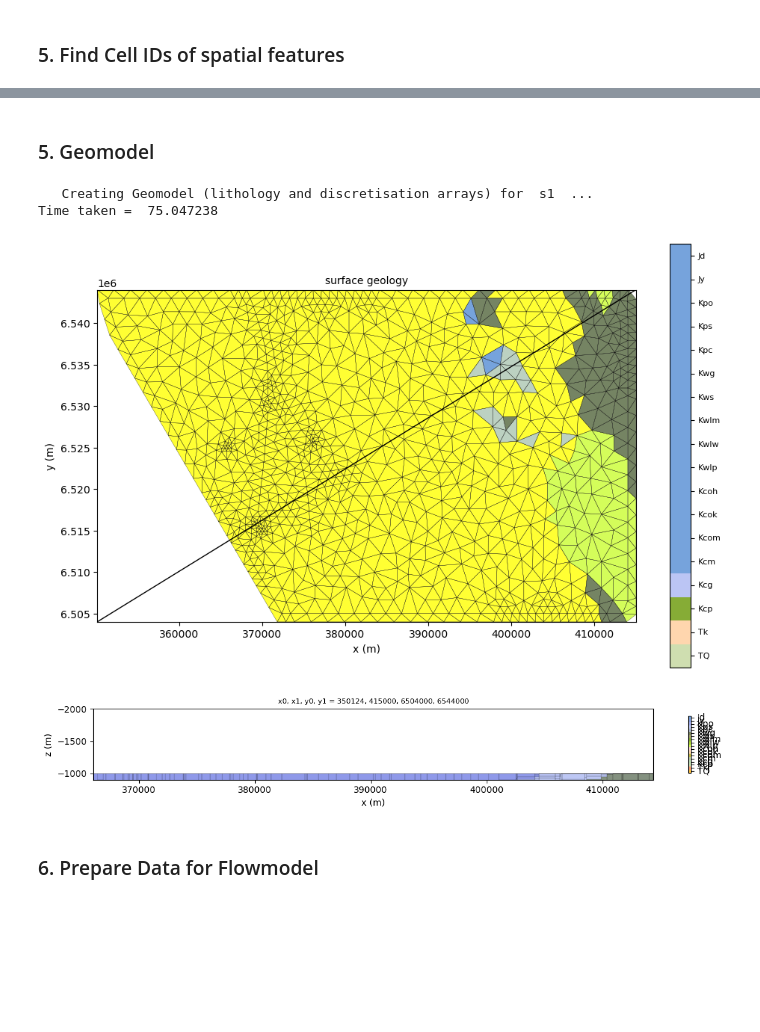
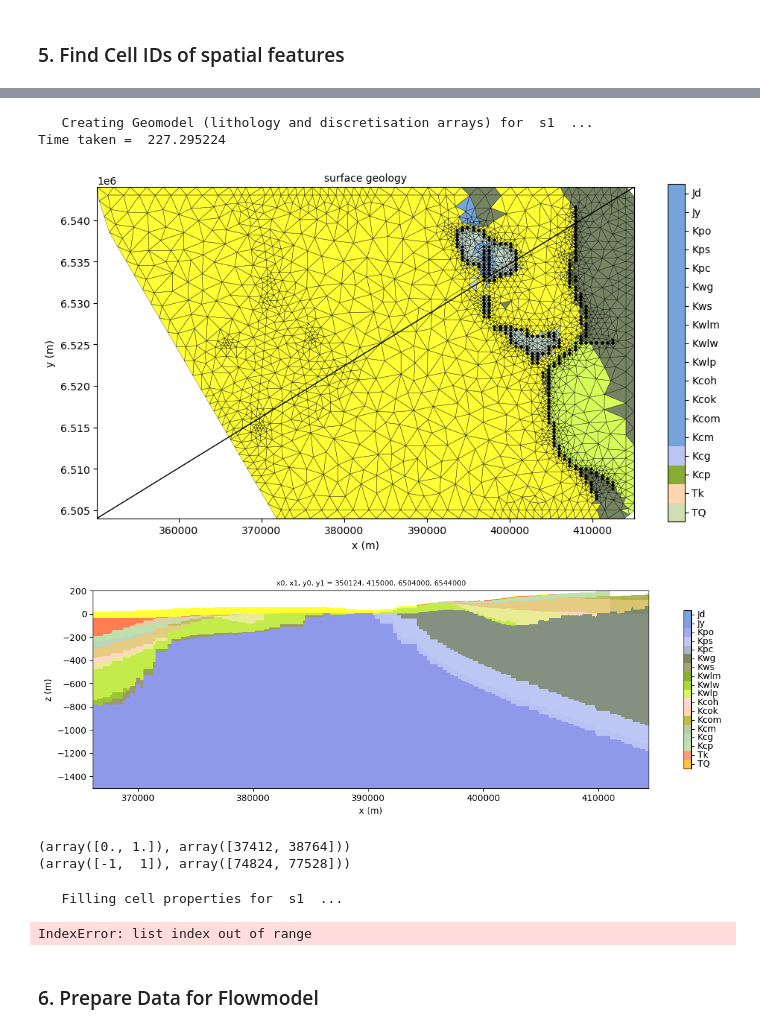
Before and after one commit to malvina-chmielarski/Otorowiri, a Jupyter notebook: scripts/main_script.ipynb, the cells around one changed output, grey strips where cells are left out. Cells and saved outputs as stored; diff of their text form; code cells hidden in the pictures; blank space fills up the shorter version.

Commit message:
discretisation of lith boundaries

```diff
--- a/scripts/main_script.ipynb
+++ b/scripts/main_script.ipynb
@@ -210,27 +285,0 @@ structuralmodel.plot_ytransects(transect_y, nx = 80, nz = 120, z0 = -500)
-# %%
-'''print(structuralmodel.model.bounding_box.nsteps)
-structuralmodel.model.bounding_box.nelements = 1e6
-structuralmodel.model.bounding_box.nsteps = np.array([150,200,100])
-print(structuralmodel.model.bounding_box.nsteps)
-
-# Extract surfaces
-surfaces = structuralmodel.model.get_stratigraphic_surfaces()
-
-from LoopStructural.interpolators.supports import P1Unstructured2d
-
-lith_id = 1
-loopmesh = P1Unstructured2d(surfaces[lith_id].triangles, surfaces[lith_id].vertices[:, 0:2], surfaces[lith_id].triangles[:, 0:3]) # Ground is surfaces [0] (ELEMENTS, VERTICES, NEIGHBOURS)
-#pts = mesh.xcyc  #structured2d.barycentre # replace with my xcyc
-#z = loopmesh.evaluate_value(pts, surfaces[lith_id].vertices[:, 2])
-
-## we expect the values to be close to zero depending on the resultion of the interpolation
-#geomodel["Ground"].evaluate_value(np.hstack([pts, z[:, np.newaxis]]))
-#surface = structuralmodel.model['Ground'].surfaces([0])[0]
-#
-# structuralmodel.model.bounding_box.nsteps = np.array([150,200,100])
-structuralmodel.model.bounding_box.nsteps
-
-print(mesh.xcyc.shape)
-print(mesh.xcyc[0])
-#print(np.unique(z))
-print(loopmesh.minimum, loopmesh.maximum)'''
@@ -261,5 +286,3 @@ NameError: name 'z' is not defined
-# %% [markdown]
-### 5. Geomodel
 # %%
 # voxel: nlay, z0, z1
 # con:   nls, res
@@ -267,7 +290,7 @@ NameError: name 'z' is not defined
 
 scenario = 's1'
 vertgrid = 'con'    # 'vox', 'con' or 'con2'
-z0, z1 = -1000, 200
+z0, z1 = -1500, 200
 
 from loopflopy.geomodel import Geomodel
 geomodel = Geomodel(scenario, vertgrid, z0, z1, nls = 2, res = 2)#, max_thick = 100. * np.ones((7)))
@@ -277,14 +300,20 @@ geomodel.vgrid = flopy.discretization.VertexGrid(vertices=mesh.vertices, cell2d=
 geomodel.get_surface_lith()
 # %% [output]
    Creating Geomodel (lithology and discretisation arrays) for  s1  ...
-Time taken =  75.047238
+Time taken =  227.295224
 # %%
 geomodel.make_cmap(structuralmodel)
 geomodel.geomodel_plan_lith(spatial, mesh, structuralmodel)
-geomodel.geomodel_transect_lith(structuralmodel, spatial, z0 = -900, z1 = -2000)
+geomodel.geomodel_transect_lith(structuralmodel, spatial)#, z0 = -900, z1 = -2000)
 # %% [output]
-[figure, old version]
+[figure, new version]
-[figure, old version]
+[figure, new version]
+# %%
+print(np.unique(geomodel.idomain_geo, return_counts = True))
+print(np.unique(geomodel.idomain, return_counts = True))
+# %% [output]
+(array([0., 1.]), array([37412, 38764]))
+(array([-1,  1]), array([74824, 77528]))
 # %%
 # FILL CELL PROPERTIES
 
@@ -294,6 +323,9 @@ geomodel.ss_perlay = [0.0001, 0.0001, 0.0001, 0.0001, 0.0001, 0.0001, 0.0001]
 geomodel.sy_perlay = [0.1 for i in range(7)]
 
 geomodel.fill_cell_properties(mesh)
+# %% [output]
+   Filling cell properties for  s1  ...
+IndexError: list index out of range
 # %% [markdown]
 ### 6. Prepare Data for Flowmodel
 # %%
```
Also changed, not shown: parts of 27 cells of this notebook, 26 other files.
